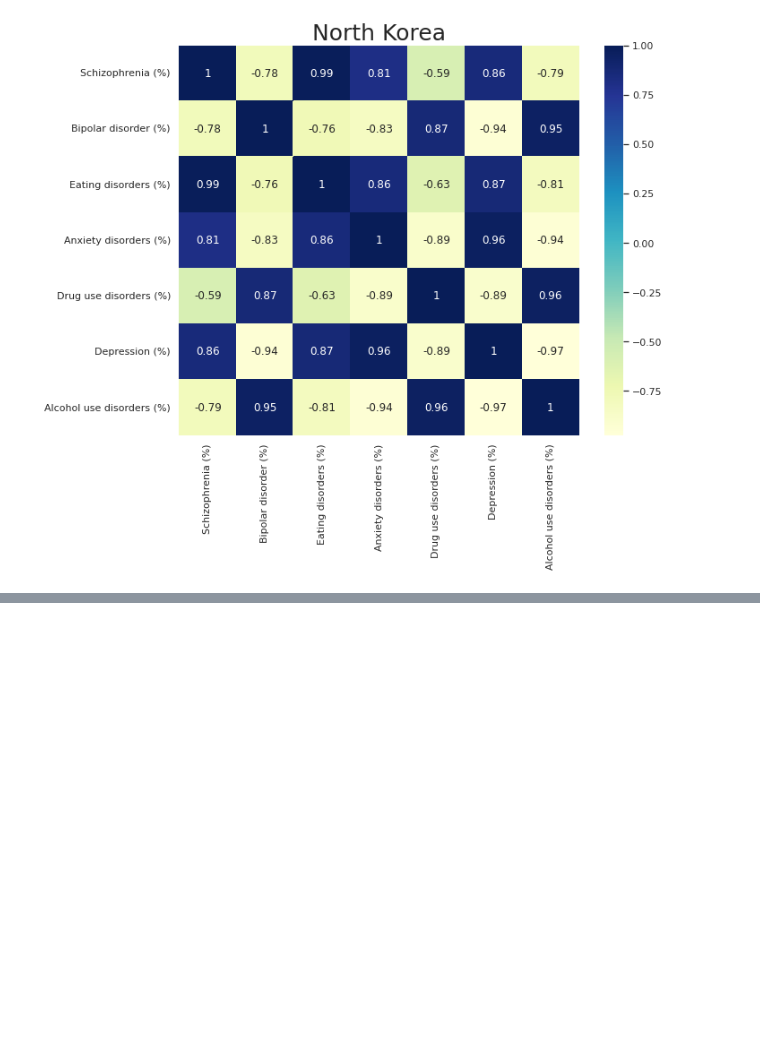
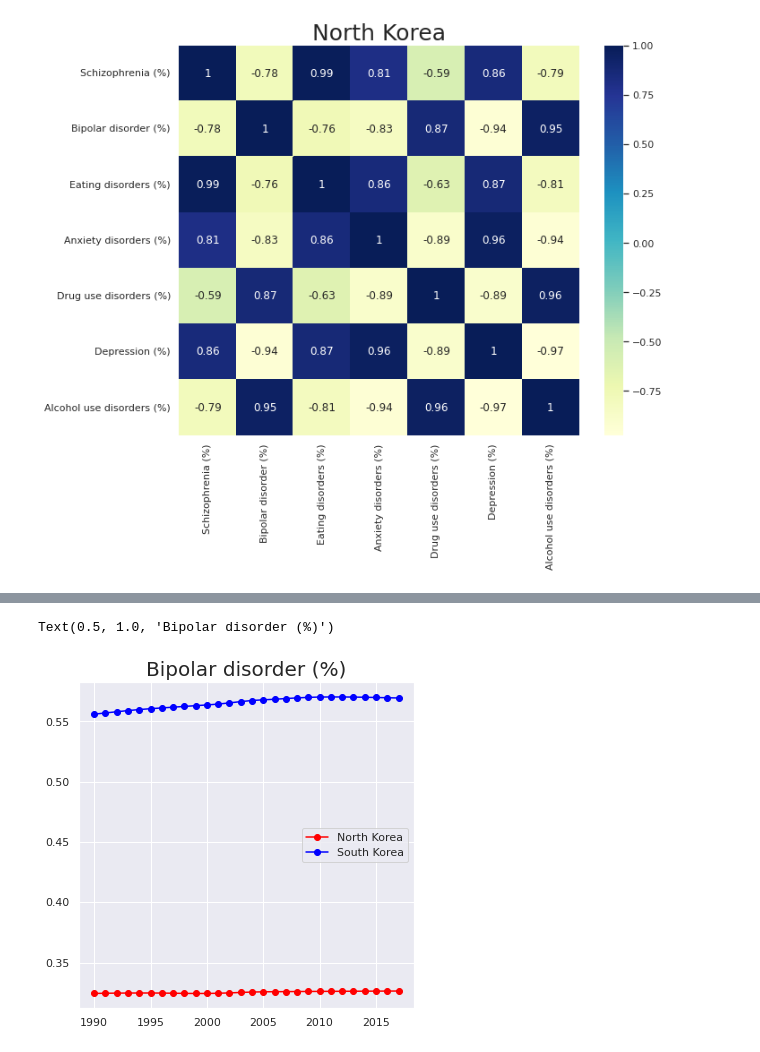
Before and after one commit to Eunjieater/DAP, a Jupyter notebook: FINAL_PROJECT.ipynb, the cells around one changed output, grey strips where cells are left out. Drawn from its saved outputs; the diff is of its cells as text; code cells hidden in the pictures; blank space fills up the shorter version.

```diff
--- a/FINAL_PROJECT.ipynb
+++ b/FINAL_PROJECT.ipynb
@@ -271,0 +280,7 @@ Text(0.5, 1.0, 'Schizophrenia (%) ')
+# %%
+df_disorder_north_n['Bipolar disorder (%)'].plot(kind='line', color='red', figsize=(6, 6), label='North Korea', marker='o').legend()
+df_disorder_south_s['Bipolar disorder (%)'].plot(kind='line', color='blue', label='South Korea', marker='o').legend()
+plt.title("Bipolar disorder (%)", fontsize=20)
+# %% [output]
+Text(0.5, 1.0, 'Bipolar disorder (%)')
+[figure, added]
```
Also changed, not shown: parts of 13 cells of this notebook.
